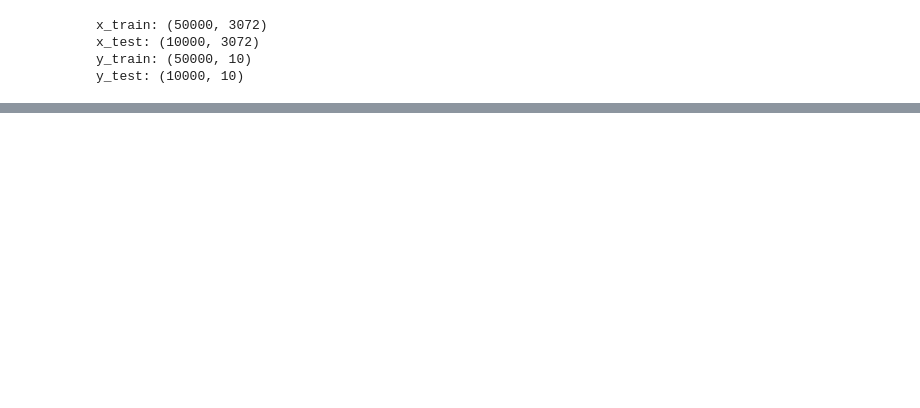
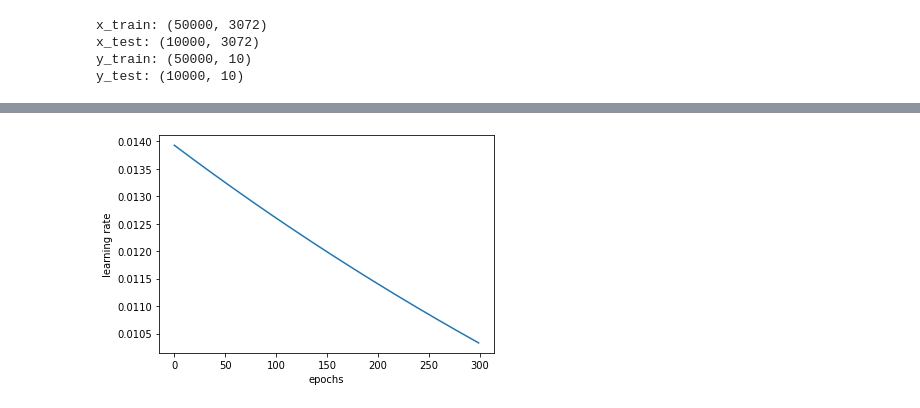
Before and after one commit to AvishkaSandeepa/EN2550-2020-Assignment-04, a Jupyter notebook: Assignment04_part01.ipynb, the cells around one changed output, grey strips where cells are left out. Drawn from its saved outputs; the diff is of its cells as text; code cells hidden in the pictures; blank space fills up the shorter version.

```diff
--- a/Assignment04_part01.ipynb
+++ b/Assignment04_part01.ipynb
@@ -111,0 +153,9 @@ plt.plot(lr_history)
+# %%
+fig, axes = plt.subplots()
+axes.plot(lr_history)
+axes.set_xlabel("epochs")
+axes.set_ylabel("learning rate")
+plt.show()
+fig.savefig('learning rate.png',transparent=True)
+# %% [output]
+[figure, added]
```
Also changed, not shown: parts of 13 cells of this notebook.
